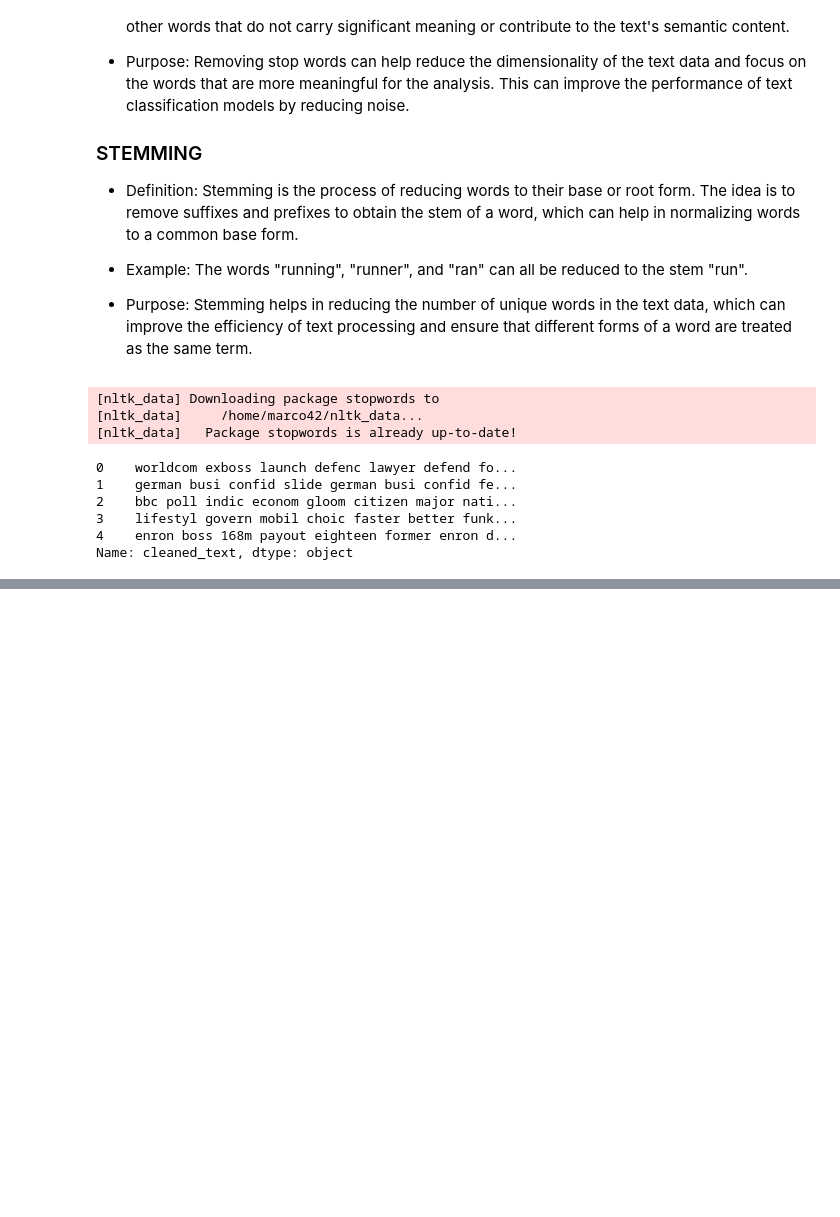
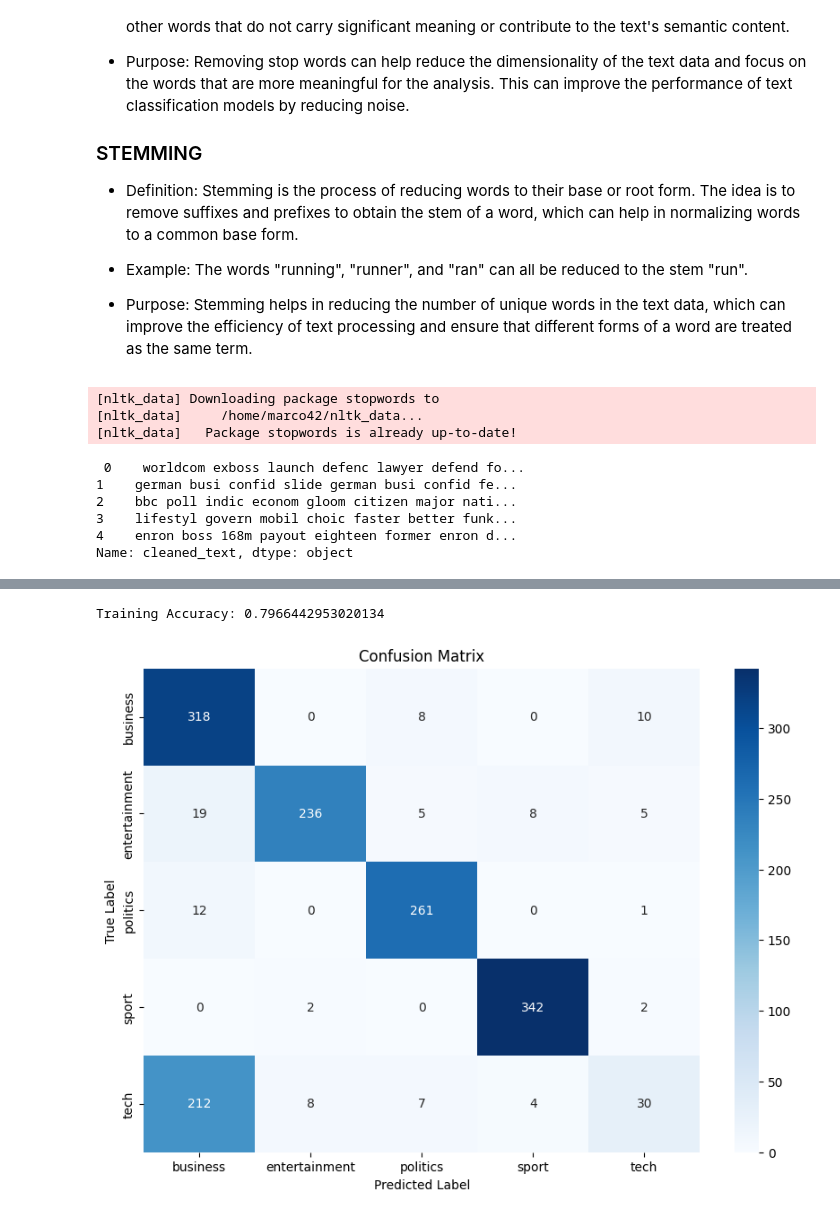
Before and after one commit to MarcoSantos2/kaggle-competition-BBC-news-classification, a Jupyter notebook: models.ipynb, the cells around one changed output, grey strips where cells are left out. Drawn from its saved outputs; the diff is of its cells as text; code cells hidden in the pictures; blank space fills up the shorter version.

Commit message:
unsupervised models

```diff
--- a/models.ipynb
+++ b/models.ipynb
@@ -64,0 +118,4 @@ Name: cleaned_text, dtype: object
+# %%
+test_df = pd.read_csv('dataset/BBC News Test.csv')
+test_df['cleaned_text'] = test_df['Text'].apply(preprocess_text)
+print(test_df['cleaned_text'].head())
@@ -64,0 +138,12 @@ Name: cleaned_text, dtype: object
+# %%
+# Train data
+documents = df['cleaned_text'].tolist()
+tfidf_vectorizer = TfidfVectorizer(max_features=1000, ngram_range=(1, 2))
+tfidf_matrix = tfidf_vectorizer.fit_transform(documents)
+tfidf_df = pd.DataFrame(tfidf_matrix.toarray(), columns=tfidf_vectorizer.get_feature_names_out())
+print("TRAIN DATA:\n", tfidf_df.head())
+
+# Test data
+test_tfidf_matrix = tfidf_vectorizer.transform(test_df['cleaned_text'])
+
+print("TEST DATA:\n", test_tfidf_matrix)
@@ -64,0 +168,35 @@ Name: cleaned_text, dtype: object
+# %%
+from sklearn.decomposition import LatentDirichletAllocation
+from sklearn.ensemble import VotingClassifier
+from sklearn.linear_model import LogisticRegression
+from sklearn.svm import SVC
+
+# LDA for topic modeling
+lda_model = LatentDirichletAllocation(n_components=5, random_state=42)
+lda_W_train = lda_model.fit_transform(tfidf_matrix)
+lda_W_test = lda_model.transform(test_tfidf_matrix)
+
+# Ensemble model with voting classifier
+clf1 = LogisticRegression(max_iter=1000)
+clf2 = SVC(probability=True)
+
+ensemble_model = VotingClassifier(estimators=[('lr', clf1), ('svc', clf2)], voting='soft')
+ensemble_model.fit(lda_W_train, df['encoded_category'])
+
+# Predict and evaluate
+train_predictions = ensemble_model.predict(lda_W_train)
+train_accuracy = accuracy_score(df['encoded_category'], train_predictions)
+train_conf_matrix = confusion_matrix(df['encoded_category'], train_predictions)
+
+print(f"Training Accuracy: {train_accuracy}")
+
+# Plot confusion matrix as a heatmap
+plt.figure(figsize=(10, 7))
+sns.heatmap(train_conf_matrix, annot=True, fmt='d', cmap='Blues', xticklabels=label_encoder.classes_, yticklabels=label_encoder.classes_)
+plt.title('Confusion Matrix')
+plt.xlabel('Predicted Label')
+plt.ylabel('True Label')
+plt.show()
+# %% [output]
+Training Accuracy: 0.7966442953020134
+[figure, added]
```
Also changed, not shown: parts of 13 cells of this notebook, 2 other files.
